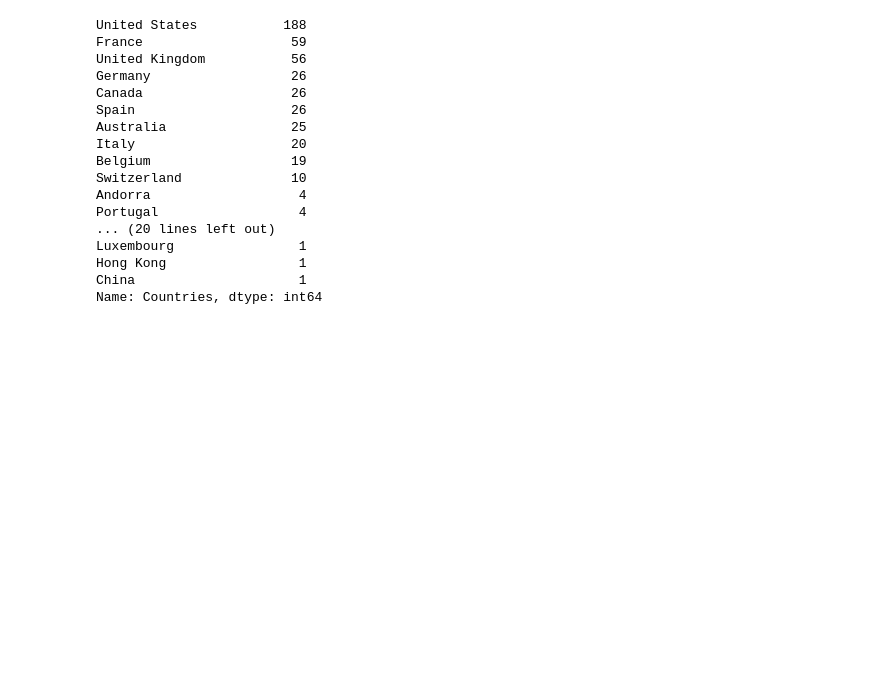
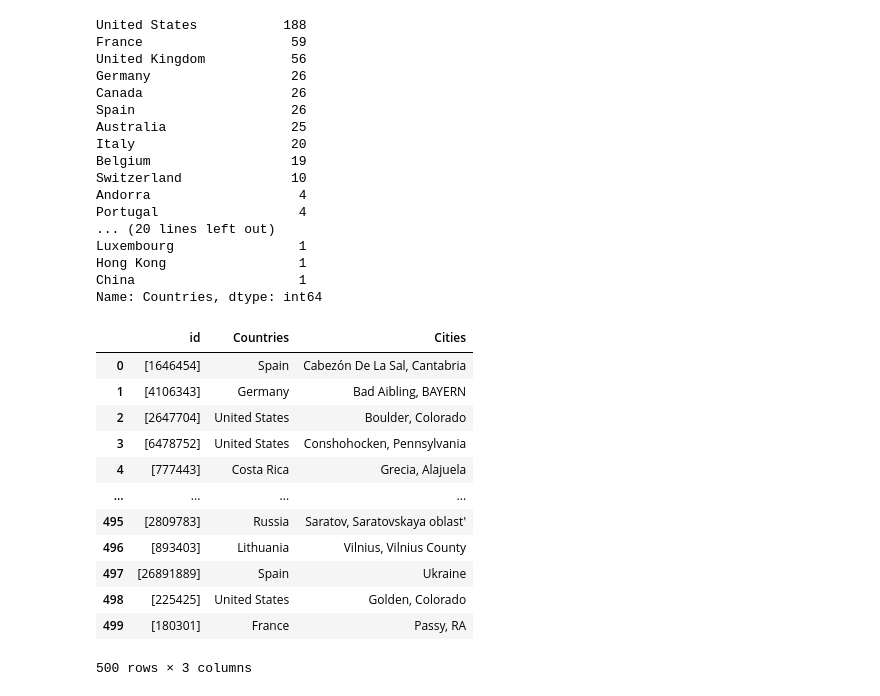
Before and after one commit to javier-pradera/Project-Week-3-Data-Thieves, a Jupyter notebook: your-project/Code/Paula/First_Attemp_Question.ipynb, the cells around one changed output. Drawn from its saved outputs; the diff is of its cells as text; code cells hidden in the pictures; blank space fills up the shorter version.

```diff
--- a/your-project/Code/Paula/First_Attemp_Question.ipynb
+++ b/your-project/Code/Paula/First_Attemp_Question.ipynb
@@ -563,3 +563,19 @@ China                     1
 Name: Countries, dtype: int64
 # %%
 #we could compare it to the olympic medalists now
+# %%
+top_countries
+# %% [output]
+|  | id | Countries | Cities |
+| 0 | [1646454] | Spain | Cabezón De La Sal, Cantabria |
+| 1 | [4106343] | Germany | Bad Aibling, BAYERN |
+| 2 | [2647704] | United States | Boulder, Colorado |
+| 3 | [6478752] | United States | Conshohocken, Pennsylvania |
+| 4 | [777443] | Costa Rica | Grecia, Alajuela |
+| ... | ... | ... | ... |
+| 495 | [2809783] | Russia | Saratov, Saratovskaya oblast' |
+| 496 | [893403] | Lithuania | Vilnius, Vilnius County |
+| 497 | [26891889] | Spain | Ukraine |
+| 498 | [225425] | United States | Golden, Colorado |
+| 499 | [180301] | France | Passy, RA |
+500 rows × 3 columns
```
Also changed, not shown: parts of 1 cell of this notebook, 10 other files.
